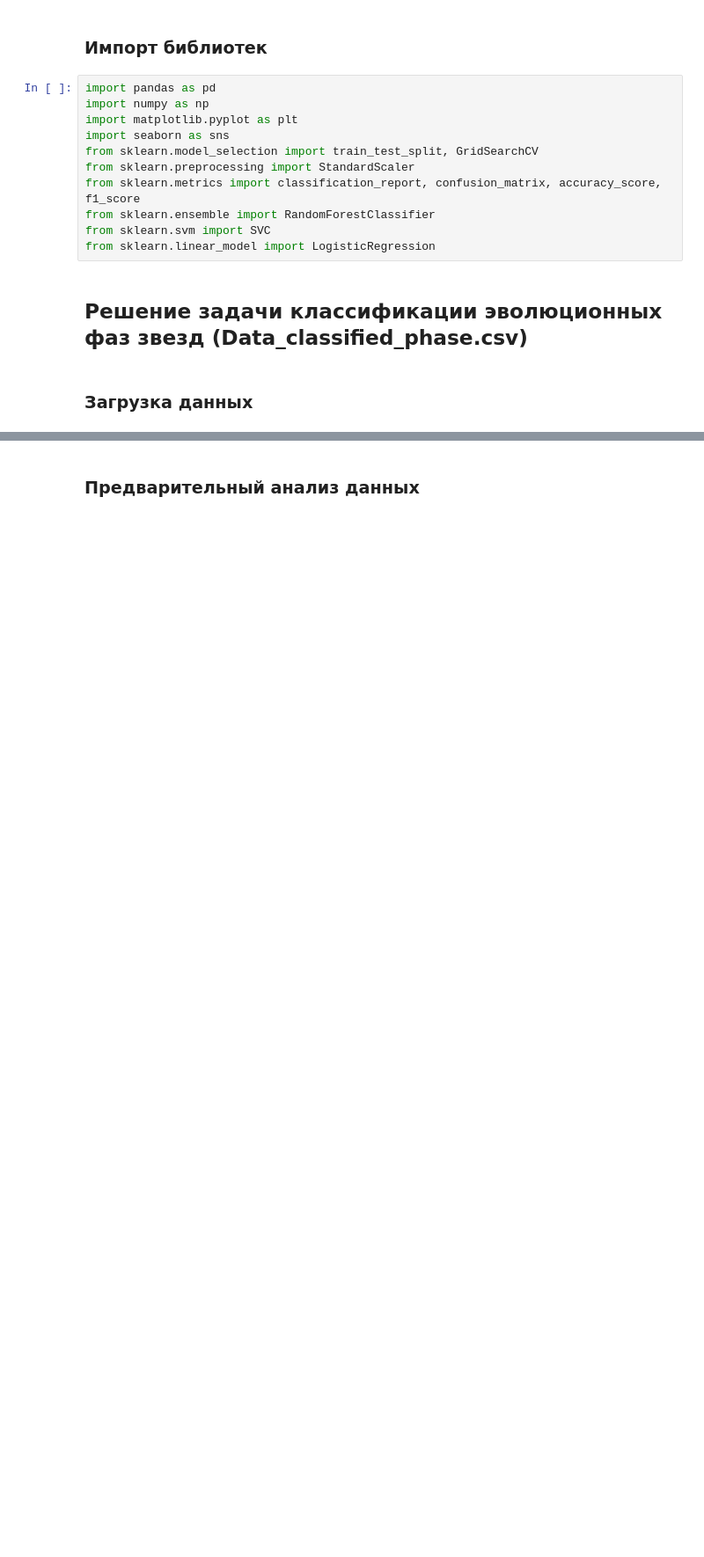
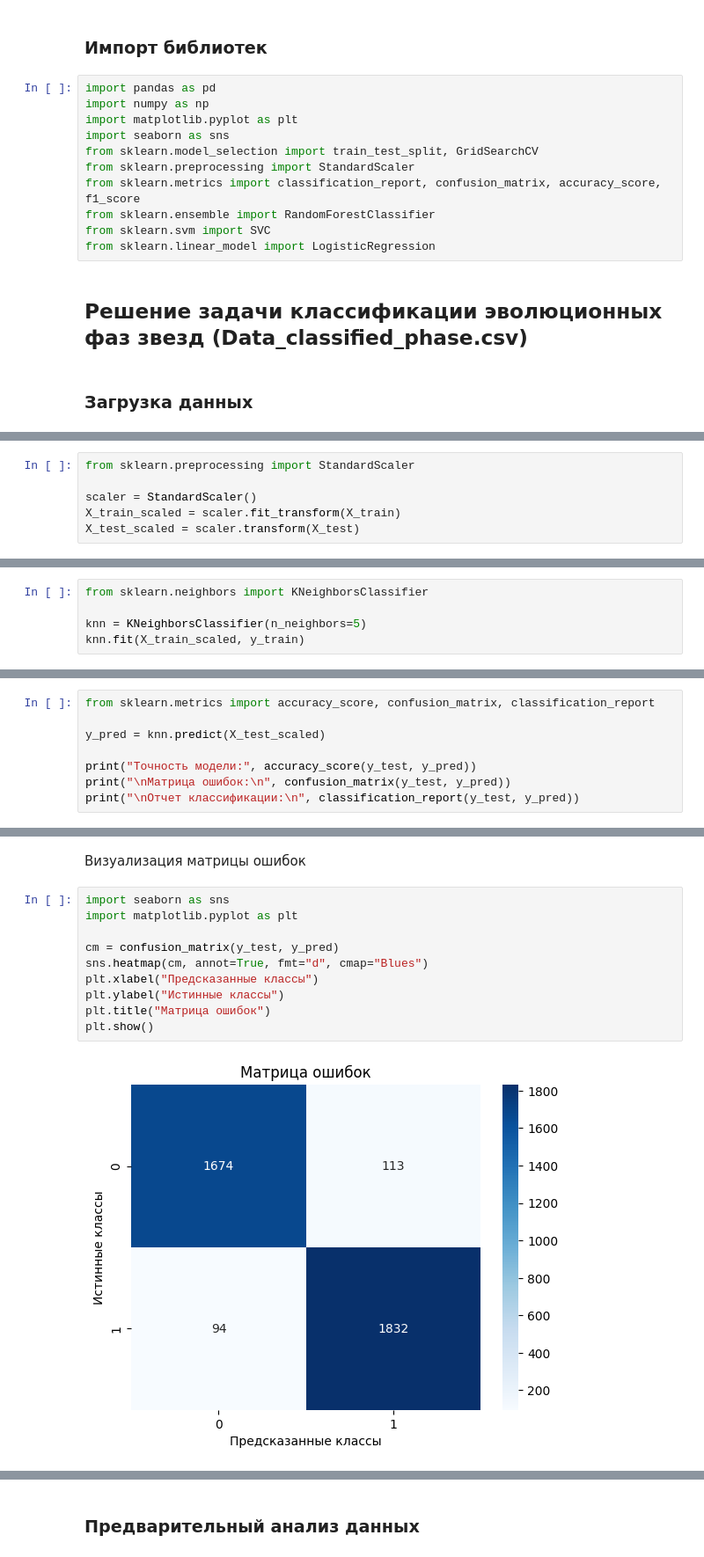
Before and after one commit to ALTaww/Machine_Learning, a Jupyter notebook: classification(2)/index.ipynb, the cells around one changed output, grey strips where cells are left out. Shown: that part at 88% size. Drawn from its saved outputs; the diff is of its cells as text; blank space fills up the shorter version.

```diff
--- a/classification(2)/index.ipynb
+++ b/classification(2)/index.ipynb
@@ -39,0 +145,6 @@ None
+# %%
+from sklearn.preprocessing import StandardScaler
+
+scaler = StandardScaler()
+X_train_scaled = scaler.fit_transform(X_train)
+X_test_scaled = scaler.transform(X_test)
@@ -39,0 +153,5 @@ None
+# %%
+from sklearn.neighbors import KNeighborsClassifier
+
+knn = KNeighborsClassifier(n_neighbors=5)
+knn.fit(X_train_scaled, y_train)
@@ -39,0 +162,8 @@ None
+# %%
+from sklearn.metrics import accuracy_score, confusion_matrix, classification_report
+
+y_pred = knn.predict(X_test_scaled)
+
+print("Точность модели:", accuracy_score(y_test, y_pred))
+print("\nМатрица ошибок:\n", confusion_matrix(y_test, y_pred))
+print("\nОтчет классификации:\n", classification_report(y_test, y_pred))
@@ -39,0 +186,14 @@ None
+# %% [markdown]
+Визуализация матрицы ошибок
+# %%
+import seaborn as sns
+import matplotlib.pyplot as plt
+
+cm = confusion_matrix(y_test, y_pred)
+sns.heatmap(cm, annot=True, fmt="d", cmap="Blues")
+plt.xlabel("Предсказанные классы")
+plt.ylabel("Истинные классы")
+plt.title("Матрица ошибок")
+plt.show()
+# %% [output]
+[figure, added]
```
Also changed, not shown: parts of 20 cells of this notebook, 6 other files.
